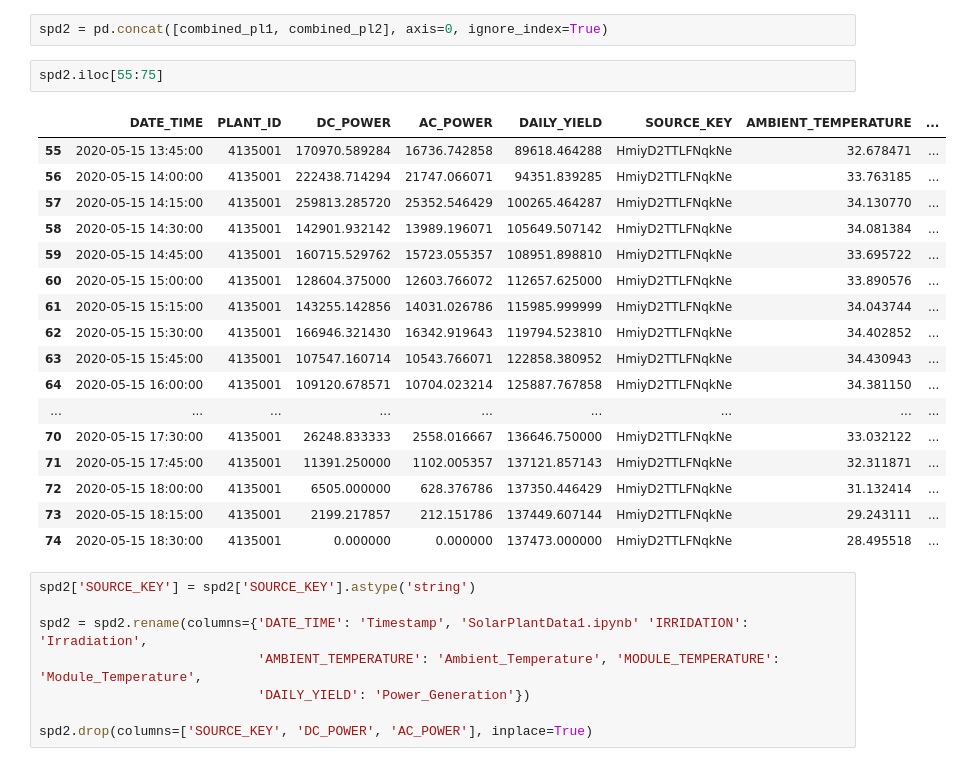
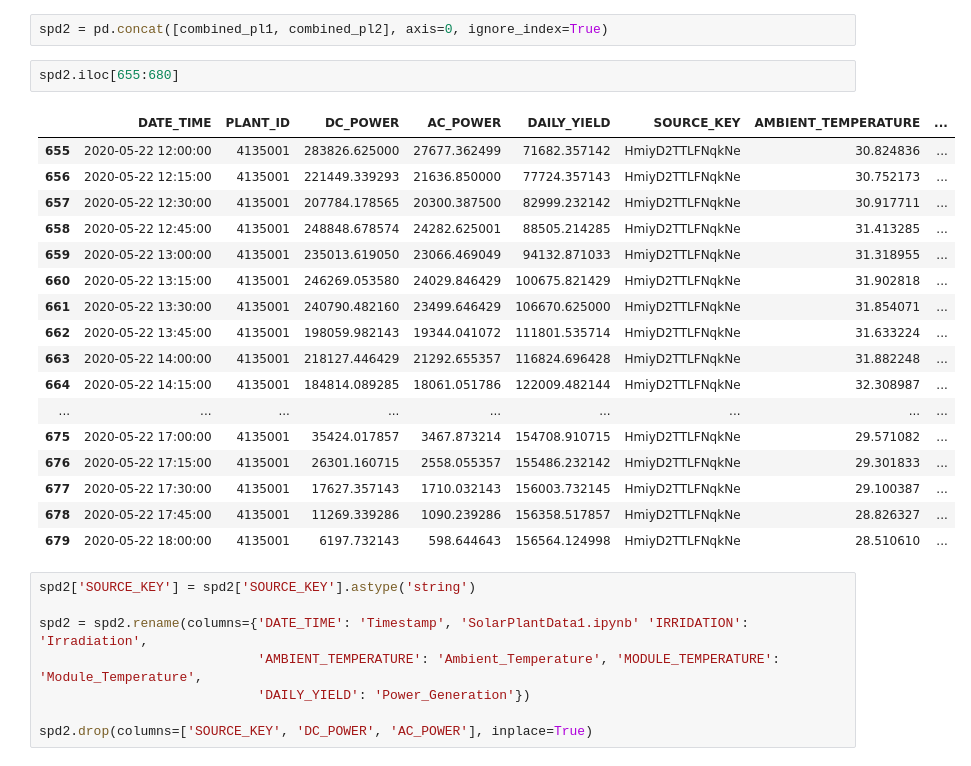
Before and after one commit to NoshinTasnim06/Solar-Energy-Yield-Predictor, a Jupyter notebook: SolarPlantData2.ipynb, the cells around one changed output. Saved outputs shown, nothing was run; the diff lists cells and outputs as text.

```diff
--- a/SolarPlantData2.ipynb
+++ b/SolarPlantData2.ipynb
@@ -189,25 +195,25 @@ combined_pl2.head(10)
 # %%
 spd2 = pd.concat([combined_pl1, combined_pl2], axis=0, ignore_index=True)
 # %%
-spd2.iloc[55:75]
+spd2.iloc[655:680]
 # %% [output]
 |  | DATE_TIME | PLANT_ID | DC_POWER | AC_POWER | DAILY_YIELD | SOURCE_KEY | AMBIENT_TEMPERATURE | ... |
-| 55 | 2020-05-15 13:45:00 | 4135001 | 170970.589284 | 16736.742858 | 89618.464288 | HmiyD2TTLFNqkNe | 32.678471 | ... |
-| 56 | 2020-05-15 14:00:00 | 4135001 | 222438.714294 | 21747.066071 | 94351.839285 | HmiyD2TTLFNqkNe | 33.763185 | ... |
-| 57 | 2020-05-15 14:15:00 | 4135001 | 259813.285720 | 25352.546429 | 100265.464287 | HmiyD2TTLFNqkNe | 34.130770 | ... |
-| 58 | 2020-05-15 14:30:00 | 4135001 | 142901.932142 | 13989.196071 | 105649.507142 | HmiyD2TTLFNqkNe | 34.081384 | ... |
-| 59 | 2020-05-15 14:45:00 | 4135001 | 160715.529762 | 15723.055357 | 108951.898810 | HmiyD2TTLFNqkNe | 33.695722 | ... |
-| 60 | 2020-05-15 15:00:00 | 4135001 | 128604.375000 | 12603.766072 | 112657.625000 | HmiyD2TTLFNqkNe | 33.890576 | ... |
-| 61 | 2020-05-15 15:15:00 | 4135001 | 143255.142856 | 14031.026786 | 115985.999999 | HmiyD2TTLFNqkNe | 34.043744 | ... |
-| 62 | 2020-05-15 15:30:00 | 4135001 | 166946.321430 | 16342.919643 | 119794.523810 | HmiyD2TTLFNqkNe | 34.402852 | ... |
-| 63 | 2020-05-15 15:45:00 | 4135001 | 107547.160714 | 10543.766071 | 122858.380952 | HmiyD2TTLFNqkNe | 34.430943 | ... |
-| 64 | 2020-05-15 16:00:00 | 4135001 | 109120.678571 | 10704.023214 | 125887.767858 | HmiyD2TTLFNqkNe | 34.381150 | ... |
+| 655 | 2020-05-22 12:00:00 | 4135001 | 283826.625000 | 27677.362499 | 71682.357142 | HmiyD2TTLFNqkNe | 30.824836 | ... |
+| 656 | 2020-05-22 12:15:00 | 4135001 | 221449.339293 | 21636.850000 | 77724.357143 | HmiyD2TTLFNqkNe | 30.752173 | ... |
+| 657 | 2020-05-22 12:30:00 | 4135001 | 207784.178565 | 20300.387500 | 82999.232142 | HmiyD2TTLFNqkNe | 30.917711 | ... |
+| 658 | 2020-05-22 12:45:00 | 4135001 | 248848.678574 | 24282.625001 | 88505.214285 | HmiyD2TTLFNqkNe | 31.413285 | ... |
+| 659 | 2020-05-22 13:00:00 | 4135001 | 235013.619050 | 23066.469049 | 94132.871033 | HmiyD2TTLFNqkNe | 31.318955 | ... |
+| 660 | 2020-05-22 13:15:00 | 4135001 | 246269.053580 | 24029.846429 | 100675.821429 | HmiyD2TTLFNqkNe | 31.902818 | ... |
+| 661 | 2020-05-22 13:30:00 | 4135001 | 240790.482160 | 23499.646429 | 106670.625000 | HmiyD2TTLFNqkNe | 31.854071 | ... |
+| 662 | 2020-05-22 13:45:00 | 4135001 | 198059.982143 | 19344.041072 | 111801.535714 | HmiyD2TTLFNqkNe | 31.633224 | ... |
+| 663 | 2020-05-22 14:00:00 | 4135001 | 218127.446429 | 21292.655357 | 116824.696428 | HmiyD2TTLFNqkNe | 31.882248 | ... |
+| 664 | 2020-05-22 14:15:00 | 4135001 | 184814.089285 | 18061.051786 | 122009.482144 | HmiyD2TTLFNqkNe | 32.308987 | ... |
 | ... | ... | ... | ... | ... | ... | ... | ... | ... |
-| 70 | 2020-05-15 17:30:00 | 4135001 | 26248.833333 | 2558.016667 | 136646.750000 | HmiyD2TTLFNqkNe | 33.032122 | ... |
-| 71 | 2020-05-15 17:45:00 | 4135001 | 11391.250000 | 1102.005357 | 137121.857143 | HmiyD2TTLFNqkNe | 32.311871 | ... |
-| 72 | 2020-05-15 18:00:00 | 4135001 | 6505.000000 | 628.376786 | 137350.446429 | HmiyD2TTLFNqkNe | 31.132414 | ... |
-| 73 | 2020-05-15 18:15:00 | 4135001 | 2199.217857 | 212.151786 | 137449.607144 | HmiyD2TTLFNqkNe | 29.243111 | ... |
-| 74 | 2020-05-15 18:30:00 | 4135001 | 0.000000 | 0.000000 | 137473.000000 | HmiyD2TTLFNqkNe | 28.495518 | ... |
+| 675 | 2020-05-22 17:00:00 | 4135001 | 35424.017857 | 3467.873214 | 154708.910715 | HmiyD2TTLFNqkNe | 29.571082 | ... |
+| 676 | 2020-05-22 17:15:00 | 4135001 | 26301.160715 | 2558.055357 | 155486.232142 | HmiyD2TTLFNqkNe | 29.301833 | ... |
+| 677 | 2020-05-22 17:30:00 | 4135001 | 17627.357143 | 1710.032143 | 156003.732145 | HmiyD2TTLFNqkNe | 29.100387 | ... |
+| 678 | 2020-05-22 17:45:00 | 4135001 | 11269.339286 | 1090.239286 | 156358.517857 | HmiyD2TTLFNqkNe | 28.826327 | ... |
+| 679 | 2020-05-22 18:00:00 | 4135001 | 6197.732143 | 598.644643 | 156564.124998 | HmiyD2TTLFNqkNe | 28.510610 | ... |
 # %%
 spd2['SOURCE_KEY'] = spd2['SOURCE_KEY'].astype('string')
 
```
Also changed, not shown: parts of 2 cells of this notebook, 3 other files.
